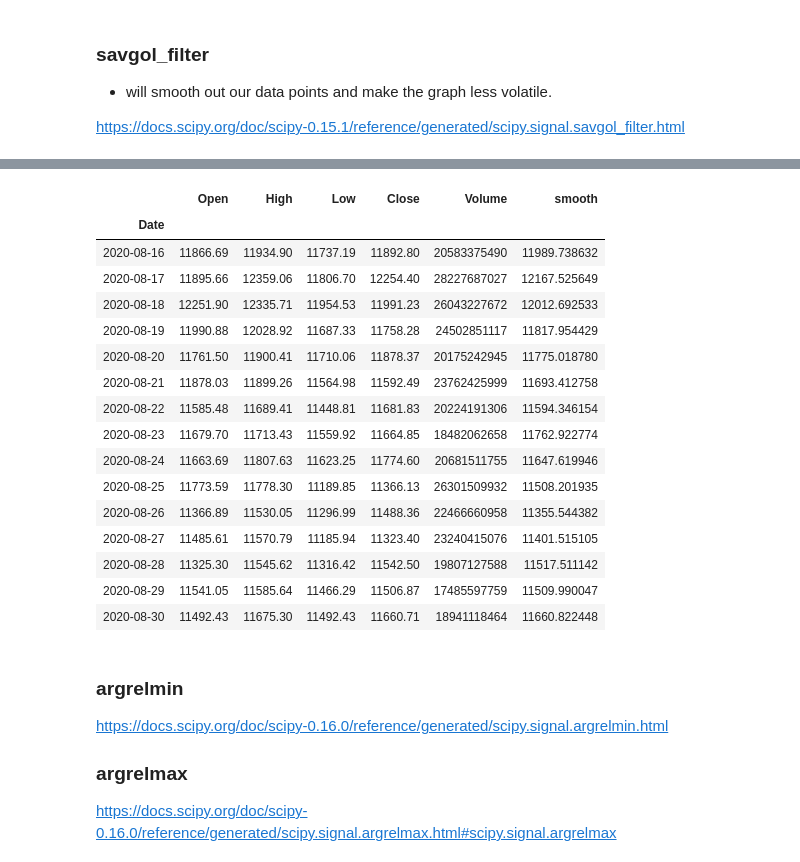
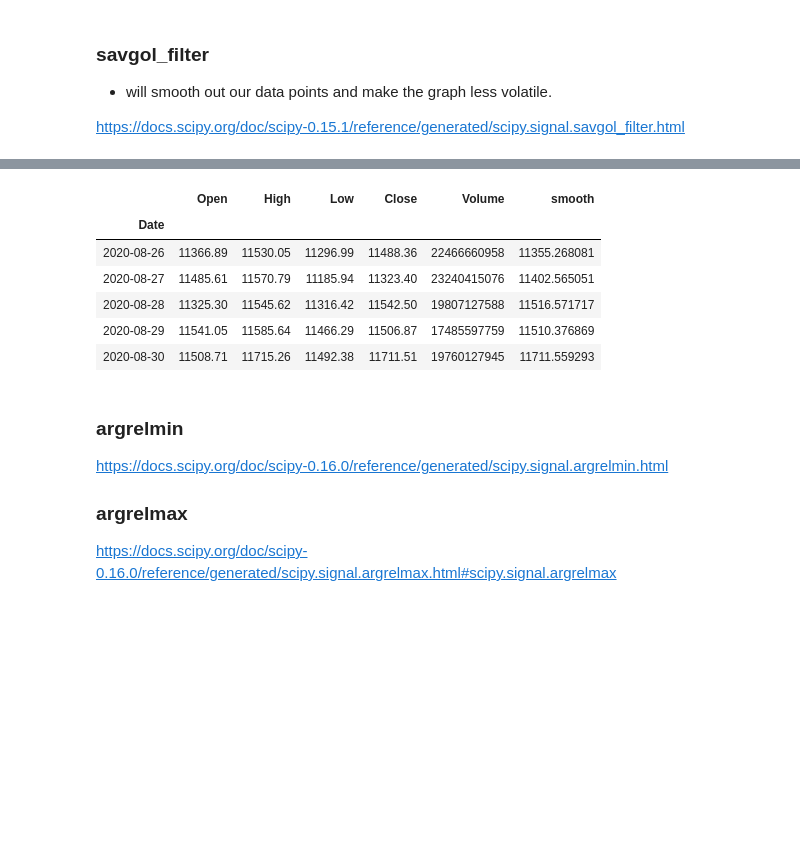
Before and after one commit to anhbiphan/Project_Bitcoin, a Jupyter notebook: BTC-USD_High_Preds.ipynb, the cells around one changed output, grey strips where cells are left out. Cells and saved outputs as stored; diff of their text form; code cells hidden in the pictures; blank space fills up the shorter version.

```diff
--- a/BTC-USD_High_Preds.ipynb
+++ b/BTC-USD_High_Preds.ipynb
@@ -105,25 +95,15 @@ plt.legend();
 # %%
 # Here we can see that the smooth column is a bit off compared to the Close column.
 # Smooth column represents Close price, but smoother or a bit less stiff
-bitcoin.tail(15)
+bitcoin.tail()
 # %% [output]
 |  | Open | High | Low | Close | Volume | smooth |
 | Date |  |  |  |  |  |  |
-| 2020-08-16 | 11866.69 | 11934.90 | 11737.19 | 11892.80 | 20583375490 | 11989.738632 |
-| 2020-08-17 | 11895.66 | 12359.06 | 11806.70 | 12254.40 | 28227687027 | 12167.525649 |
-| 2020-08-18 | 12251.90 | 12335.71 | 11954.53 | 11991.23 | 26043227672 | 12012.692533 |
-| 2020-08-19 | 11990.88 | 12028.92 | 11687.33 | 11758.28 | 24502851117 | 11817.954429 |
-| 2020-08-20 | 11761.50 | 11900.41 | 11710.06 | 11878.37 | 20175242945 | 11775.018780 |
-| 2020-08-21 | 11878.03 | 11899.26 | 11564.98 | 11592.49 | 23762425999 | 11693.412758 |
-| 2020-08-22 | 11585.48 | 11689.41 | 11448.81 | 11681.83 | 20224191306 | 11594.346154 |
-| 2020-08-23 | 11679.70 | 11713.43 | 11559.92 | 11664.85 | 18482062658 | 11762.922774 |
-| 2020-08-24 | 11663.69 | 11807.63 | 11623.25 | 11774.60 | 20681511755 | 11647.619946 |
-| 2020-08-25 | 11773.59 | 11778.30 | 11189.85 | 11366.13 | 26301509932 | 11508.201935 |
-| 2020-08-26 | 11366.89 | 11530.05 | 11296.99 | 11488.36 | 22466660958 | 11355.544382 |
-| 2020-08-27 | 11485.61 | 11570.79 | 11185.94 | 11323.40 | 23240415076 | 11401.515105 |
-| 2020-08-28 | 11325.30 | 11545.62 | 11316.42 | 11542.50 | 19807127588 | 11517.511142 |
-| 2020-08-29 | 11541.05 | 11585.64 | 11466.29 | 11506.87 | 17485597759 | 11509.990047 |
-| 2020-08-30 | 11492.43 | 11675.30 | 11492.43 | 11660.71 | 18941118464 | 11660.822448 |
+| 2020-08-26 | 11366.89 | 11530.05 | 11296.99 | 11488.36 | 22466660958 | 11355.268081 |
+| 2020-08-27 | 11485.61 | 11570.79 | 11185.94 | 11323.40 | 23240415076 | 11402.565051 |
+| 2020-08-28 | 11325.30 | 11545.62 | 11316.42 | 11542.50 | 19807127588 | 11516.571717 |
+| 2020-08-29 | 11541.05 | 11585.64 | 11466.29 | 11506.87 | 17485597759 | 11510.376869 |
+| 2020-08-30 | 11508.71 | 11715.26 | 11492.38 | 11711.51 | 19760127945 | 11711.559293 |
 # %% [markdown]
 ### argrelmin
 https://docs.scipy.org/doc/scipy-0.16.0/reference/generated/scipy.signal.argrelmin.html
```
Also changed, not shown: parts of 8 cells of this notebook.
